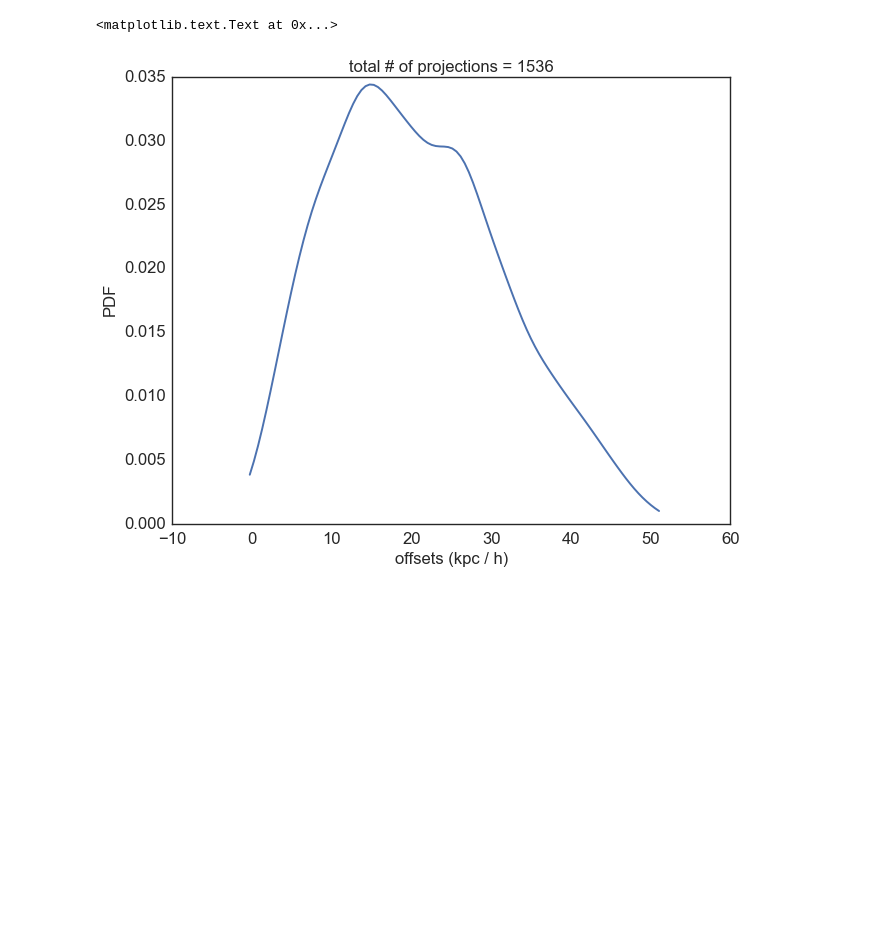
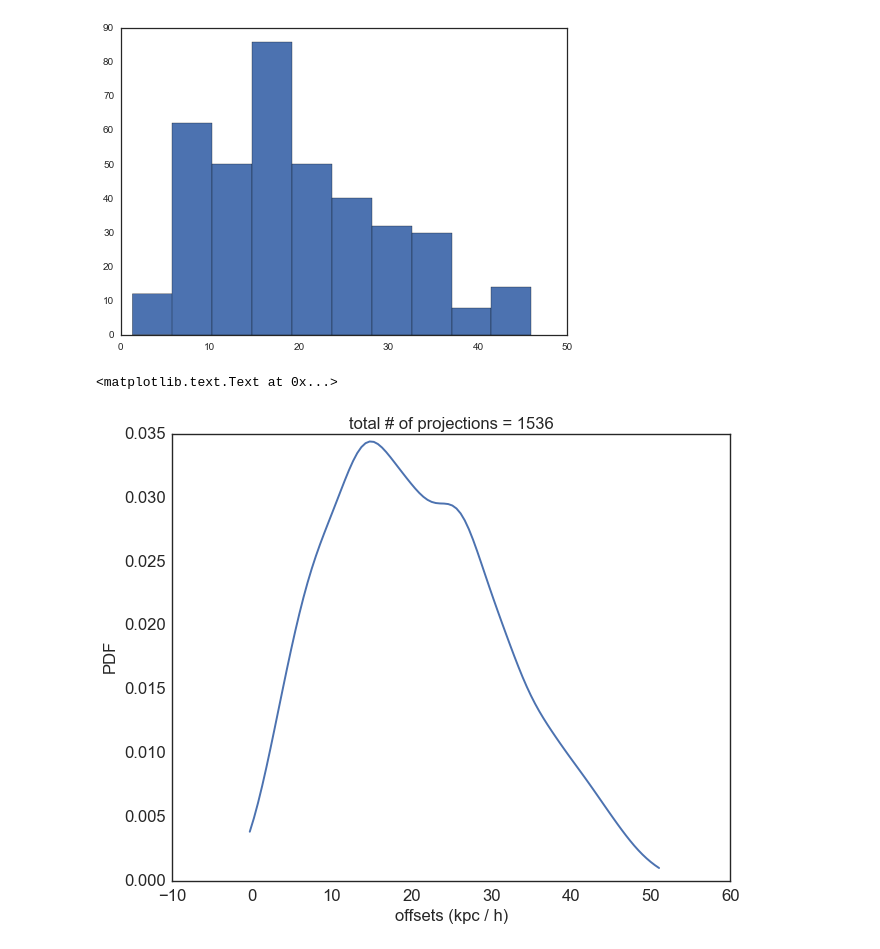
Before and after one commit to karenyyng/galaxy_DM_offset, a Jupyter notebook: code/prototypes/offset as a function of projection.ipynb, the cells around one changed output. Cells and saved outputs as stored; diff of their text form; code cells hidden in the pictures; blank space fills up the shorter version.

```diff
--- a/code/prototypes/offset as a function of projection.ipynb
+++ b/code/prototypes/offset as a function of projection.ipynb
@@ -18,6 +81,10 @@ dom_peaks = peak_df[peak_df.peaks_dens == 1.]
 # %%
 offsets = getg.compute_KDE_offsets(dom_peaks.peaks_xcoords,
                                    dom_peaks.peaks_ycoords)
+# %%
+_ = plt.hist(offsets["offsets"][4])
+# %% [output]
+[figure, added]
 # %%
 sns.kdeplot(offsets)
 plt.ylabel("PDF", size=15)
```
Also changed, not shown: parts of 10 cells of this notebook, 1 other file.
